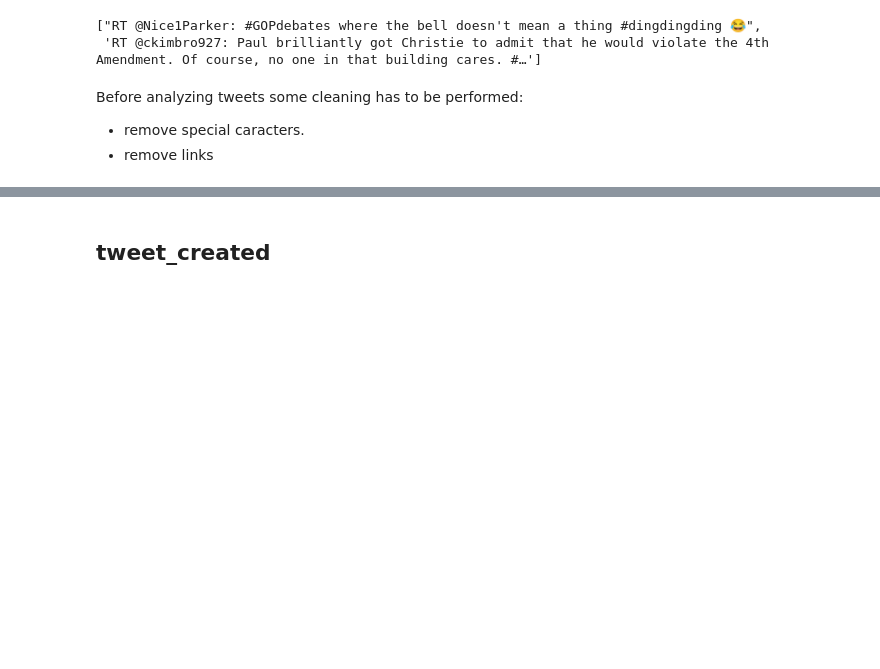
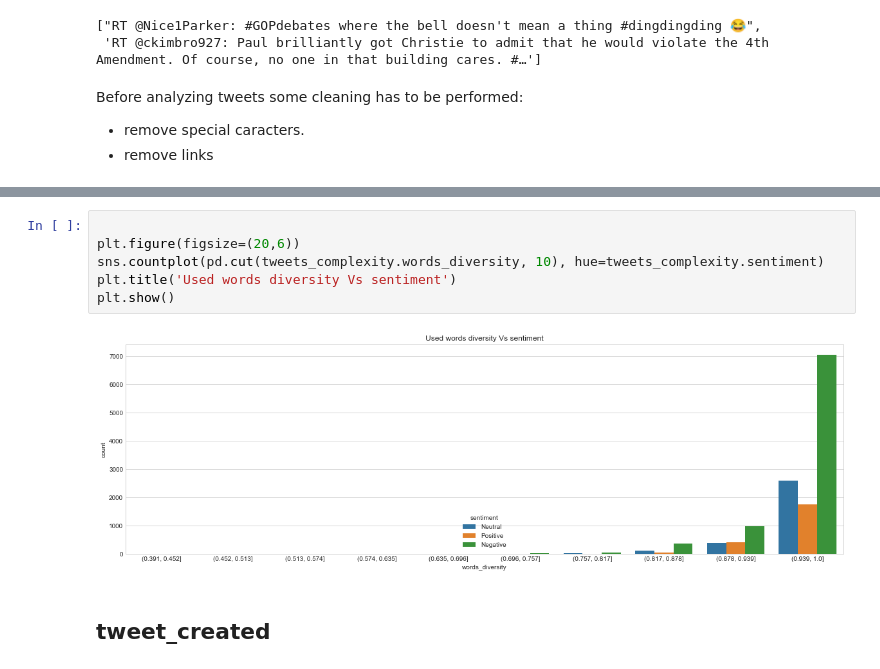
Before and after one commit to bizankad/DS-portfolio, a Jupyter notebook: tweets-sentiment-analysis/Tweets_sentiment_analysis.ipynb, the cells around one changed output, grey strips where cells are left out. Cells and saved outputs as stored; diff of their text form; blank space fills up the shorter version.

```diff
--- a/tweets-sentiment-analysis/Tweets_sentiment_analysis.ipynb
+++ b/tweets-sentiment-analysis/Tweets_sentiment_analysis.ipynb
@@ -179,3 +290,11 @@ np.save('embeddings', embeddings)
+# %%
+
+plt.figure(figsize=(20,6))
+sns.countplot(pd.cut(tweets_complexity.words_diversity, 10), hue=tweets_complexity.sentiment)
+plt.title('Used words diversity Vs sentiment')
+plt.show()
+# %% [output]
+[figure, added]
 # %% [markdown]
 ## tweet_created
 # %% [markdown]
```
Also changed, not shown: parts of 33 cells of this notebook, 13 other files.
